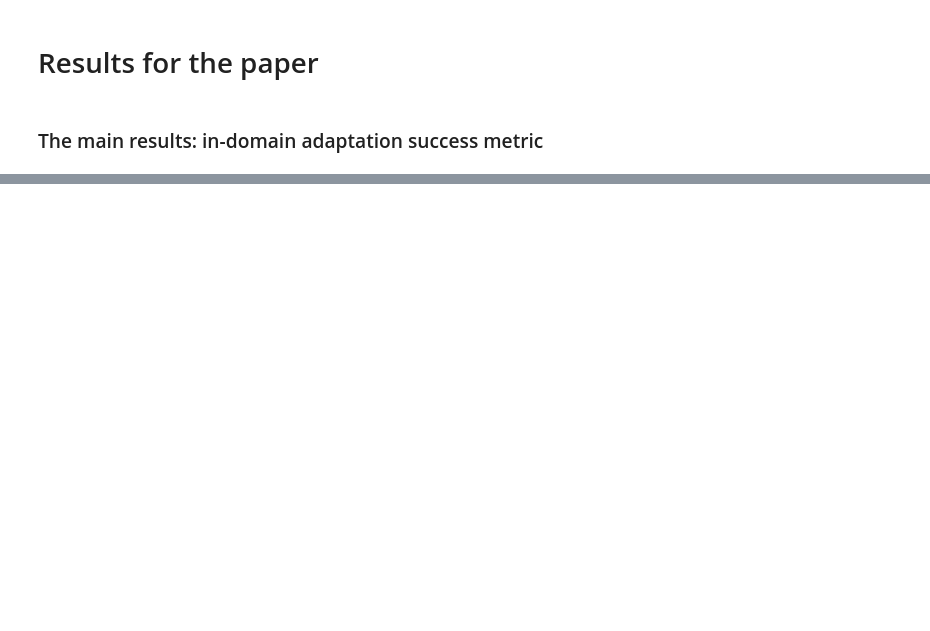
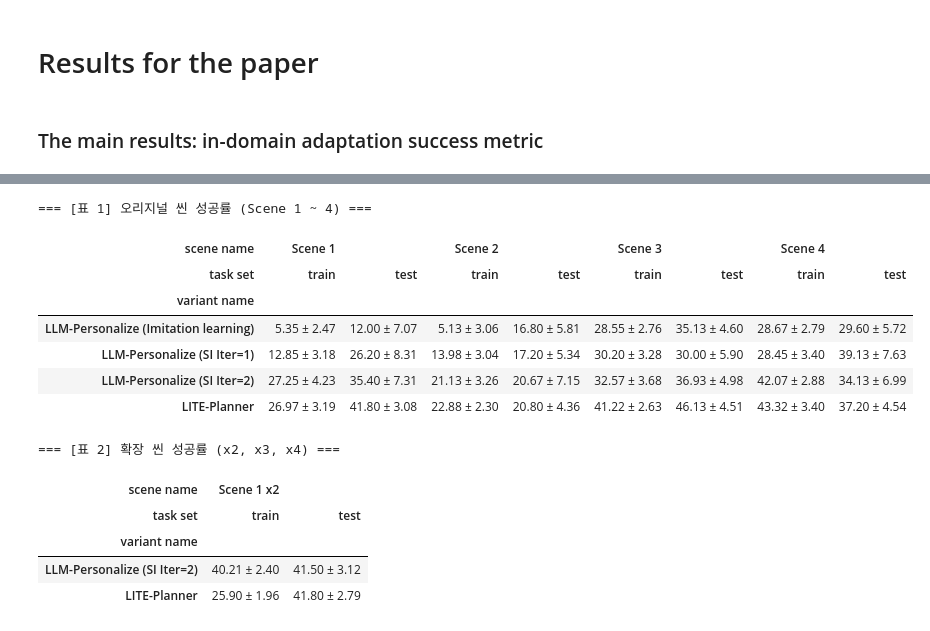
Before and after one commit to jangys99/codellmpersonalize, a Jupyter notebook: experiments/evaluate_gpt3_pair_in_domain.ipynb, the cells around one changed output, grey strips where cells are left out. Saved outputs shown, nothing was run; the diff lists cells and outputs as text; code cells hidden in the pictures; blank space fills up the shorter version.

```diff
--- a/experiments/evaluate_gpt3_pair_in_domain.ipynb
+++ b/experiments/evaluate_gpt3_pair_in_domain.ipynb
@@ -343,0 +478,78 @@ reshaped1
+# %%
+import pandas as pd
+import numpy as np
+
+pd.set_option('display.max_columns', None)
+pd.set_option('display.max_rows', None)
+
+# 1. 오리지널 씬과 확장 씬(x2, x3, x4) 쪼개기
+original_scenes = ['Scene 1', 'Scene 2', 'Scene 3', 'Scene 4']
+
+df_orig = df_main[df_main['scene name'].isin(original_scenes)].copy()
+df_ext = df_main[~df_main['scene name'].isin(original_scenes)].copy()
+
+# ★ 추가된 부분: 안 쓰는 카테고리(빈 컬럼)의 흔적을 아예 지워버립니다.
+if hasattr(df_orig['scene name'], 'cat'):
+    df_orig['scene name'] = df_orig['scene name'].cat.remove_unused_categories()
+if hasattr(df_ext['scene name'], 'cat'):
+    df_ext['scene name'] = df_ext['scene name'].cat.remove_unused_categories()
+
+# ==========================================
+# 함수: 성공률(Success Rate) 표 생성 함수
+# ==========================================
+def create_success_rate_table(df_subset):
+    if df_subset.empty:
+        return "데이터가 없습니다."
+
+    def format_sr(x):
+        if x.count() == 0:
+            return np.nan # 나중에 빈 열을 한 번에 날리기 위해 임시로 NaN 처리
+        elif x.count() == 1:
+            return f"{x.mean():.2f} ± 0.00"
+        else:
+            return f"{x.mean():.2f} ± {x.sem():.2f}"
+
+    grouped = df_subset.groupby(['scene name', 'task set', 'variant name'])['success_rate'].agg(format_sr)
+    reshaped = grouped.unstack(level=[0, 1])
+
+    # ★ 추가된 부분: 컬럼 전체가 NaN(데이터 없음)인 경우 열 자체를 삭제합니다.
+    reshaped = reshaped.dropna(axis=1, how='all')
+
+    # 남은 NaN값(일부 모델만 안 돌린 경우 등)은 보기 좋게 '-'로 변경
+    reshaped = reshaped.fillna("-")
+
+    # 컬럼 정렬 (Train 우선)
+    reshaped = reshaped.sort_index(axis=1, level=[0, 1], ascending=[True, False])
+
+    # 모델 순서 적용
+    if 'desired_order' in globals():
+        existing_rows = [r for r in desired_order if r in reshaped.index]
+        reshaped = reshaped.reindex(existing_rows)
+
+    return reshaped
+
+# ==========================================
+# 결과 출력
+# ==========================================
+print("=== [표 1] 오리지널 씬 성공률 (Scene 1 ~ 4) ===")
+sr_table_orig = create_success_rate_table(df_orig)
+display(sr_table_orig)
+
+print("\n\n=== [표 2] 확장 씬 성공률 (x2, x3, x4) ===")
+sr_table_ext = create_success_rate_table(df_ext)
+display(sr_table_ext)
+# %% [output]
+=== [표 1] 오리지널 씬 성공률 (Scene 1 ~ 4) ===
+| scene name | Scene 1 |  | Scene 2 |  | Scene 3 |  | Scene 4 |  |
+| task set | train | test | train | test | train | test | train | test |
+| variant name |  |  |  |  |  |  |  |  |
+| LLM-Personalize (Imitation learning) | 5.35 ± 2.47 | 12.00 ± 7.07 | 5.13 ± 3.06 | 16.80 ± 5.81 | 28.55 ± 2.76 | 35.13 ± 4.60 | 28.67 ± 2.79 | 29.60 ± 5.72 |
+| LLM-Personalize (SI Iter=1) | 12.85 ± 3.18 | 26.20 ± 8.31 | 13.98 ± 3.04 | 17.20 ± 5.34 | 30.20 ± 3.28 | 30.00 ± 5.90 | 28.45 ± 3.40 | 39.13 ± 7.63 |
+| LLM-Personalize (SI Iter=2) | 27.25 ± 4.23 | 35.40 ± 7.31 | 21.13 ± 3.26 | 20.67 ± 7.15 | 32.57 ± 3.68 | 36.93 ± 4.98 | 42.07 ± 2.88 | 34.13 ± 6.99 |
+| LITE-Planner | 26.97 ± 3.19 | 41.80 ± 3.08 | 22.88 ± 2.30 | 20.80 ± 4.36 | 41.22 ± 2.63 | 46.13 ± 4.51 | 43.32 ± 3.40 | 37.20 ± 4.54 |
+=== [표 2] 확장 씬 성공률 (x2, x3, x4) ===
+| scene name | Scene 1 x2 |  |
+| task set | train | test |
+| variant name |  |  |
+| LLM-Personalize (SI Iter=2) | 40.21 ± 2.40 | 41.50 ± 3.12 |
+| LITE-Planner | 25.90 ± 1.96 | 41.80 ± 2.79 |
```
Also changed, not shown: parts of 10 cells of this notebook, 35 other files.
